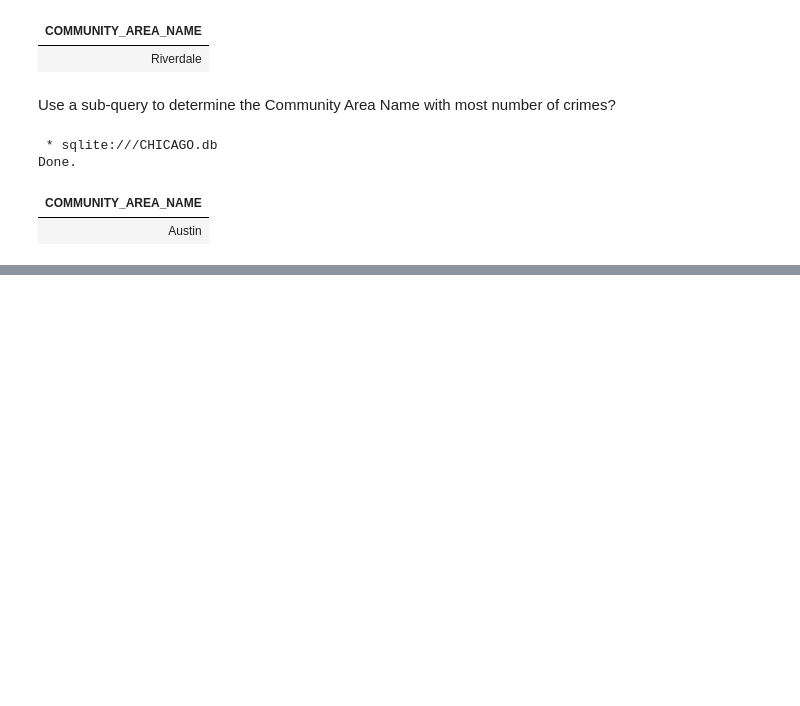
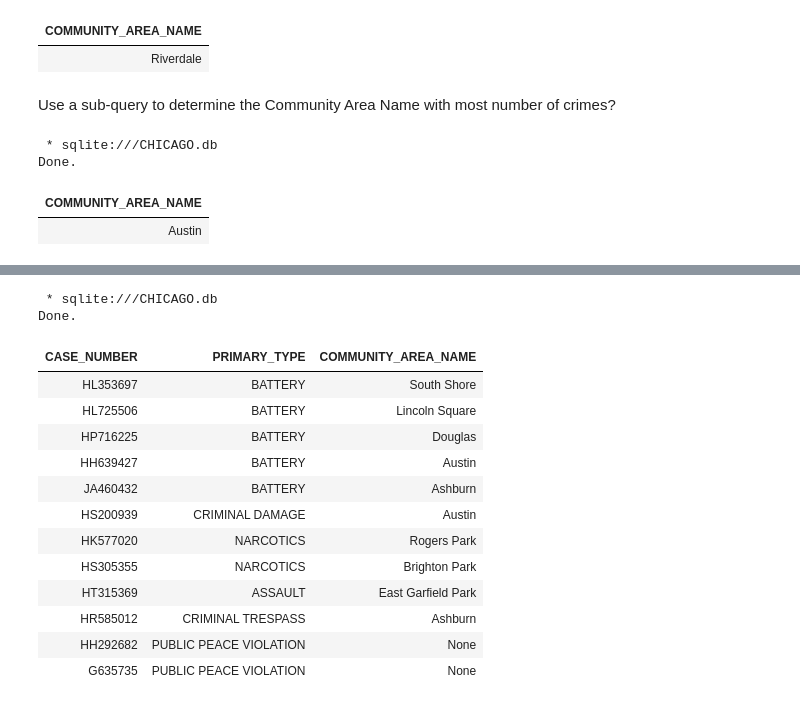
Before and after one commit to PoohL0ve/projects_data, a Jupyter notebook: chicago_data-12-02-25/access_data.ipynb, the cells around one changed output, grey strips where cells are left out. Cells and saved outputs as stored; diff of their text form; code cells hidden in the pictures; blank space fills up the shorter version.

```diff
--- a/chicago_data-12-02-25/access_data.ipynb
+++ b/chicago_data-12-02-25/access_data.ipynb
@@ -158,0 +176,24 @@ Done.
+# %%
+%%sql
+SELECT
+    CCD.CASE_NUMBER, CCD.PRIMARY_TYPE, CD.COMMUNITY_AREA_NAME
+FROM CHICAGO_CRIME_DATA AS CCD
+LEFT JOIN CENSUS_DATA AS CD
+ON CCD.COMMUNITY_AREA_NUMBER = CD.COMMUNITY_AREA_NUMBER
+WHERE CCD.LOCATION_DESCRIPTION LIKE '%SCHOOL%'
+# %% [output]
+ * sqlite:///CHICAGO.db
+Done.
+| CASE_NUMBER | PRIMARY_TYPE | COMMUNITY_AREA_NAME |
+| HL353697 | BATTERY | South Shore |
+| HL725506 | BATTERY | Lincoln Square |
+| HP716225 | BATTERY | Douglas |
+| HH639427 | BATTERY | Austin |
+| JA460432 | BATTERY | Ashburn |
+| HS200939 | CRIMINAL DAMAGE | Austin |
+| HK577020 | NARCOTICS | Rogers Park |
+| HS305355 | NARCOTICS | Brighton Park |
+| HT315369 | ASSAULT | East Garfield Park |
+| HR585012 | CRIMINAL TRESPASS | Ashburn |
+| HH292682 | PUBLIC PEACE VIOLATION | None |
+| G635735 | PUBLIC PEACE VIOLATION | None |
```
Also changed, not shown: parts of 10 cells of this notebook, 1 other file.
